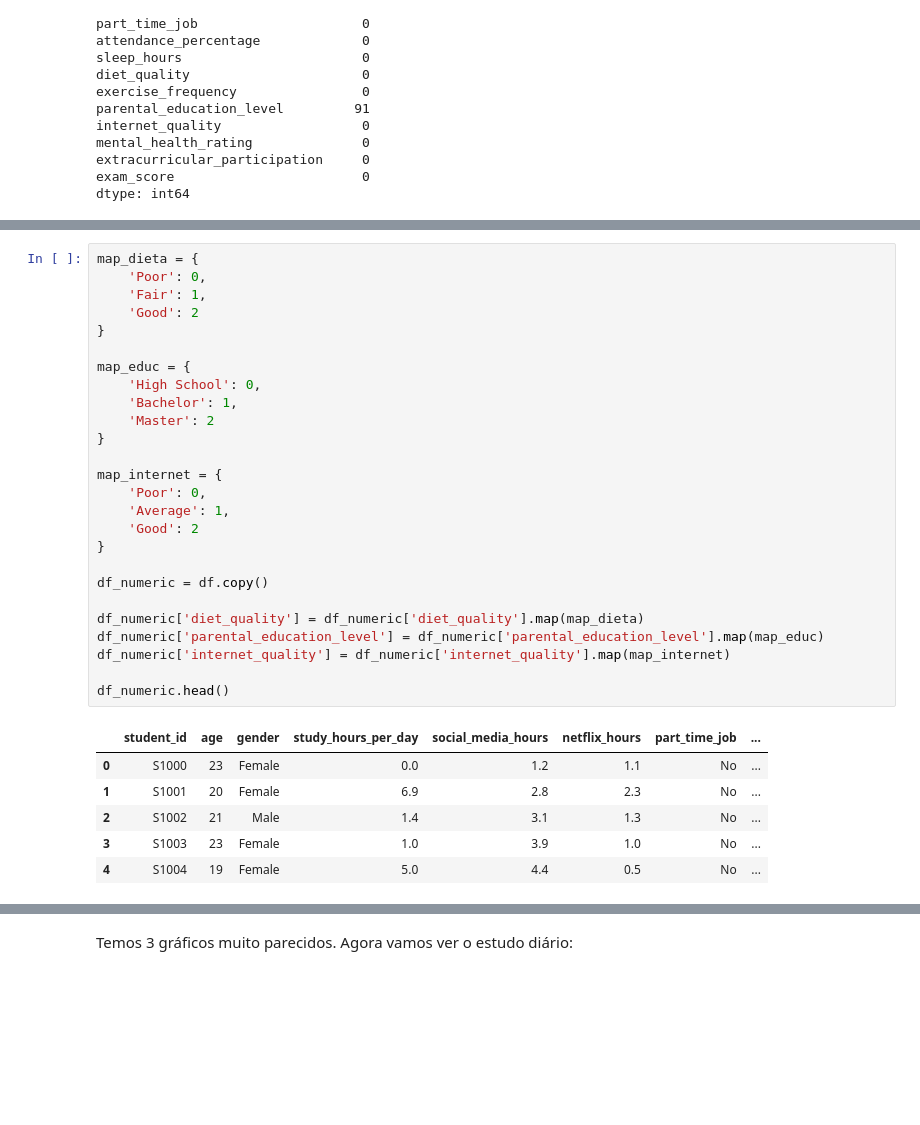
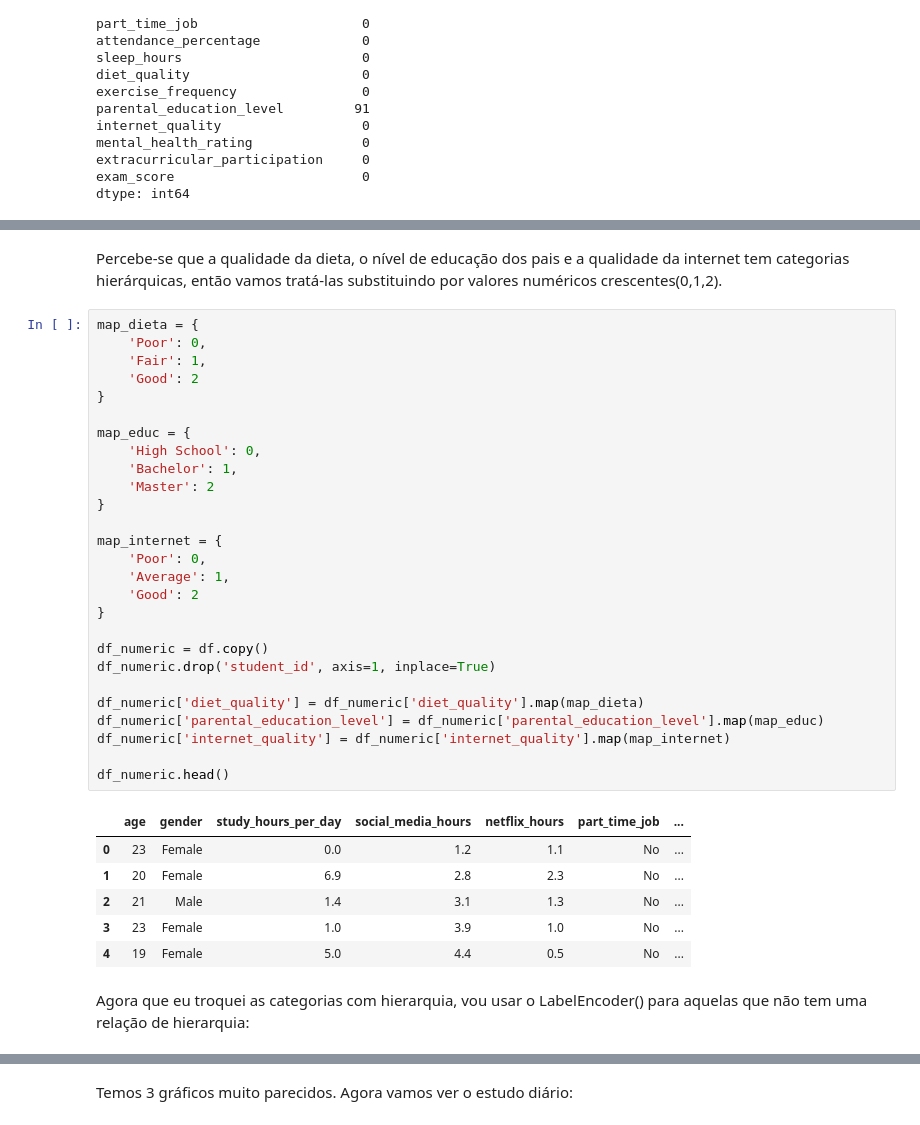
Before and after one commit to gusfring41/Trainee-CIS, a Jupyter notebook: clust.ipynb, the cells around one changed output, grey strips where cells are left out. Saved outputs shown, nothing was run; the diff lists cells and outputs as text; blank space fills up the shorter version.

```diff
--- a/clust.ipynb
+++ b/clust.ipynb
@@ -65,36 +93,41 @@ Temos 91 dados faltantes de uma categoria que pela minha hipótese, deve ter uma
+# %% [markdown]
+Percebe-se que a qualidade da dieta, o nível de educação dos pais e a qualidade da internet tem categorias hierárquicas, então vamos tratá-las substituindo por valores numéricos crescentes(0,1,2).
 # %%
 map_dieta = {
     'Poor': 0,
     'Fair': 1,
     'Good': 2
 }
 
 map_educ = {
     'High School': 0,
     'Bachelor': 1,
     'Master': 2
 }
 
 map_internet = {
     'Poor': 0,
     'Average': 1,
     'Good': 2
 }
 
 df_numeric = df.copy()
+df_numeric.drop('student_id', axis=1, inplace=True)
 
 df_numeric['diet_quality'] = df_numeric['diet_quality'].map(map_dieta)
 df_numeric['parental_education_level'] = df_numeric['parental_education_level'].map(map_educ)
 df_numeric['internet_quality'] = df_numeric['internet_quality'].map(map_internet)
 
 df_numeric.head()
 # %% [output]
-|  | student_id | age | gender | study_hours_per_day | social_media_hours | netflix_hours | part_time_job | ... |
-| 0 | S1000 | 23 | Female | 0.0 | 1.2 | 1.1 | No | ... |
-| 1 | S1001 | 20 | Female | 6.9 | 2.8 | 2.3 | No | ... |
-| 2 | S1002 | 21 | Male | 1.4 | 3.1 | 1.3 | No | ... |
-| 3 | S1003 | 23 | Female | 1.0 | 3.9 | 1.0 | No | ... |
-| 4 | S1004 | 19 | Female | 5.0 | 4.4 | 0.5 | No | ... |
+|  | age | gender | study_hours_per_day | social_media_hours | netflix_hours | part_time_job | ... |
+| 0 | 23 | Female | 0.0 | 1.2 | 1.1 | No | ... |
+| 1 | 20 | Female | 6.9 | 2.8 | 2.3 | No | ... |
+| 2 | 21 | Male | 1.4 | 3.1 | 1.3 | No | ... |
+| 3 | 23 | Female | 1.0 | 3.9 | 1.0 | No | ... |
+| 4 | 19 | Female | 5.0 | 4.4 | 0.5 | No | ... |
+# %% [markdown]
+Agora que eu troquei as categorias com hierarquia, vou usar o LabelEncoder() para aquelas que não tem uma relação de hierarquia:
 # %%
 for col in df_numeric.columns:
     if df_numeric[col].dtype == 'object':
```
Also changed, not shown: parts of 66 cells of this notebook.
